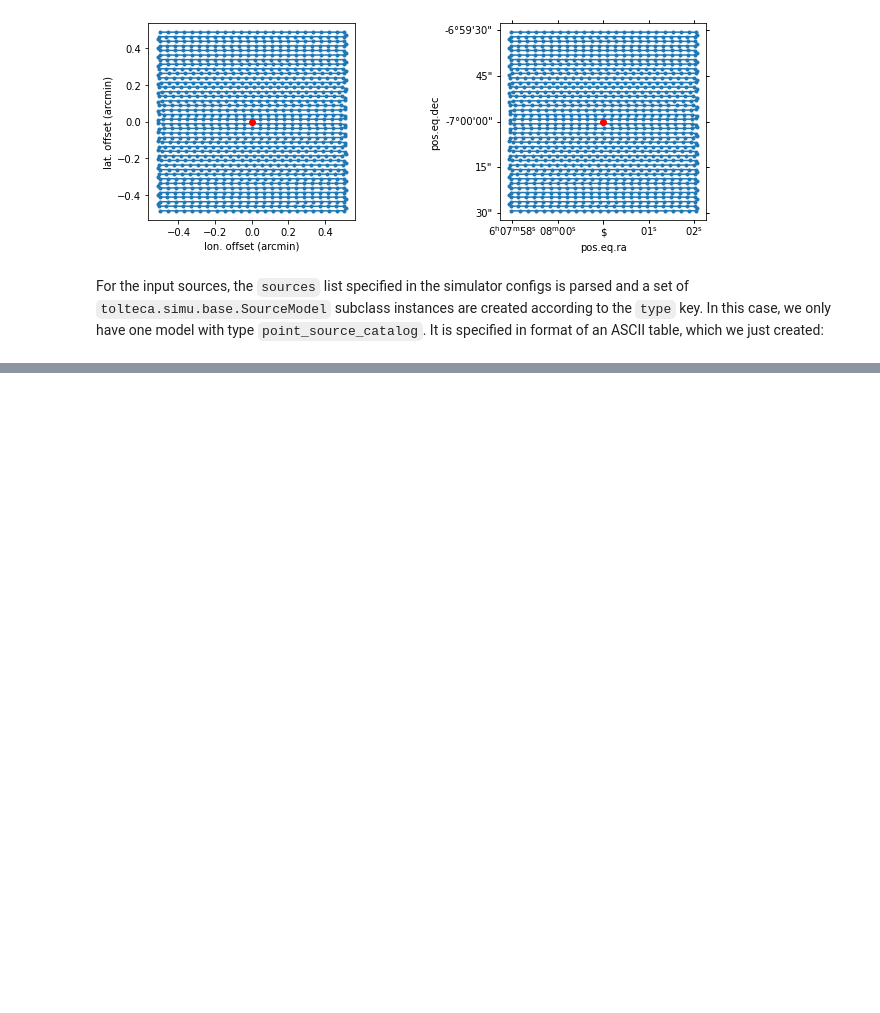
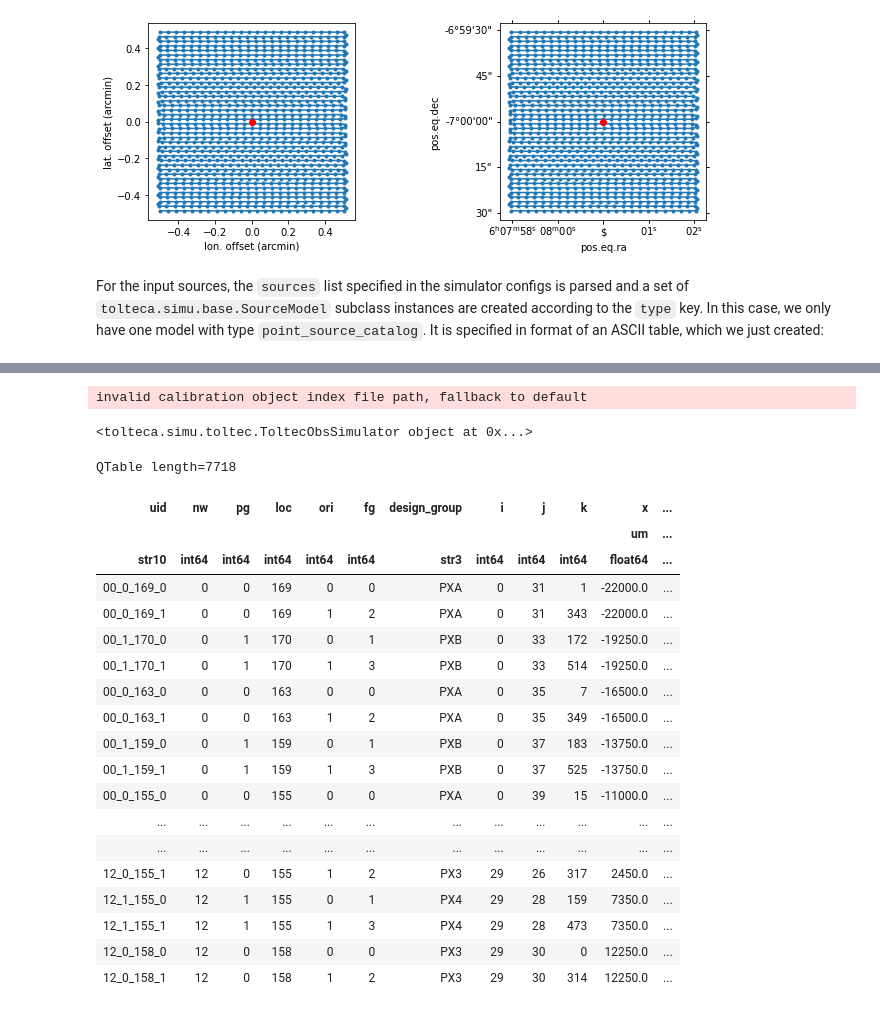
Before and after one commit to toltec-astro/tolteca_tutorials, a Jupyter notebook: tutorials/notebooks/tolteca_reduce/tolteca_reduce.ipynb, the cells around one changed output, grey strips where cells are left out. Saved outputs shown, nothing was run; the diff lists cells and outputs as text; code cells hidden in the pictures; blank space fills up the shorter version.

```diff
--- a/tutorials/notebooks/tolteca_reduce/tolteca_reduce.ipynb
+++ b/tutorials/notebooks/tolteca_reduce/tolteca_reduce.ipynb
@@ -364,0 +369,27 @@ model source positions: <SkyCoord (ICRS): (ra, dec) in deg
+# %%
+simobj = rc.get_instrument_simulator()
+print(simobj)
+simobj.table
+# %% [output]
+invalid calibration object index file path, fallback to default
+<tolteca.simu.toltec.ToltecObsSimulator object at 0x...>
+QTable length=7718
+| uid | nw | pg | loc | ori | fg | design_group | i | j | k | x | ... |
+|  |  |  |  |  |  |  |  |  |  | um | ... |
+| str10 | int64 | int64 | int64 | int64 | int64 | str3 | int64 | int64 | int64 | float64 | ... |
+| 00_0_169_0 | 0 | 0 | 169 | 0 | 0 | PXA | 0 | 31 | 1 | -22000.0 | ... |
+| 00_0_169_1 | 0 | 0 | 169 | 1 | 2 | PXA | 0 | 31 | 343 | -22000.0 | ... |
+| 00_1_170_0 | 0 | 1 | 170 | 0 | 1 | PXB | 0 | 33 | 172 | -19250.0 | ... |
+| 00_1_170_1 | 0 | 1 | 170 | 1 | 3 | PXB | 0 | 33 | 514 | -19250.0 | ... |
+| 00_0_163_0 | 0 | 0 | 163 | 0 | 0 | PXA | 0 | 35 | 7 | -16500.0 | ... |
+| 00_0_163_1 | 0 | 0 | 163 | 1 | 2 | PXA | 0 | 35 | 349 | -16500.0 | ... |
+| 00_1_159_0 | 0 | 1 | 159 | 0 | 1 | PXB | 0 | 37 | 183 | -13750.0 | ... |
+| 00_1_159_1 | 0 | 1 | 159 | 1 | 3 | PXB | 0 | 37 | 525 | -13750.0 | ... |
+| 00_0_155_0 | 0 | 0 | 155 | 0 | 0 | PXA | 0 | 39 | 15 | -11000.0 | ... |
+| ... | ... | ... | ... | ... | ... | ... | ... | ... | ... | ... | ... |
+| ... | ... | ... | ... | ... | ... | ... | ... | ... | ... | ... | ... |
+| 12_0_155_1 | 12 | 0 | 155 | 1 | 2 | PX3 | 29 | 26 | 317 | 2450.0 | ... |
+| 12_1_155_0 | 12 | 1 | 155 | 0 | 1 | PX4 | 29 | 28 | 159 | 7350.0 | ... |
+| 12_1_155_1 | 12 | 1 | 155 | 1 | 3 | PX4 | 29 | 28 | 473 | 7350.0 | ... |
+| 12_0_158_0 | 12 | 0 | 158 | 0 | 0 | PX3 | 29 | 30 | 0 | 12250.0 | ... |
+| 12_0_158_1 | 12 | 0 | 158 | 1 | 2 | PX3 | 29 | 30 | 314 | 12250.0 | ... |
```
Also changed, not shown: parts of 8 cells of this notebook.
